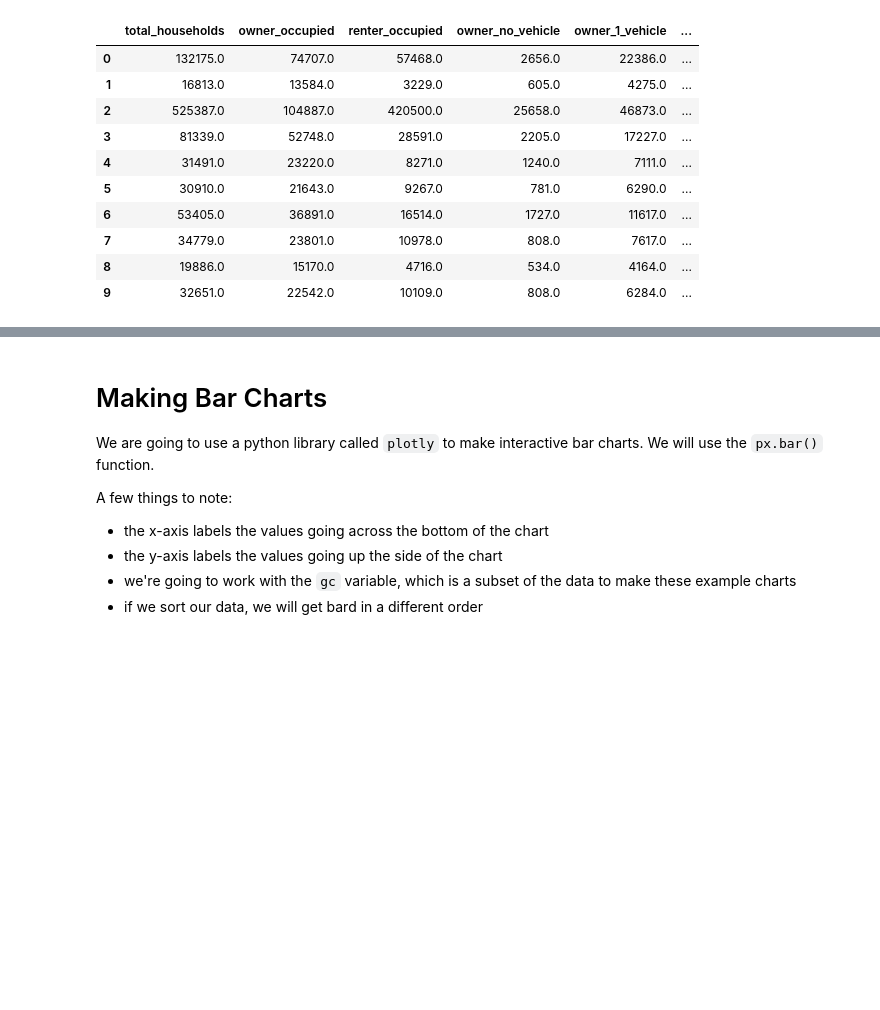
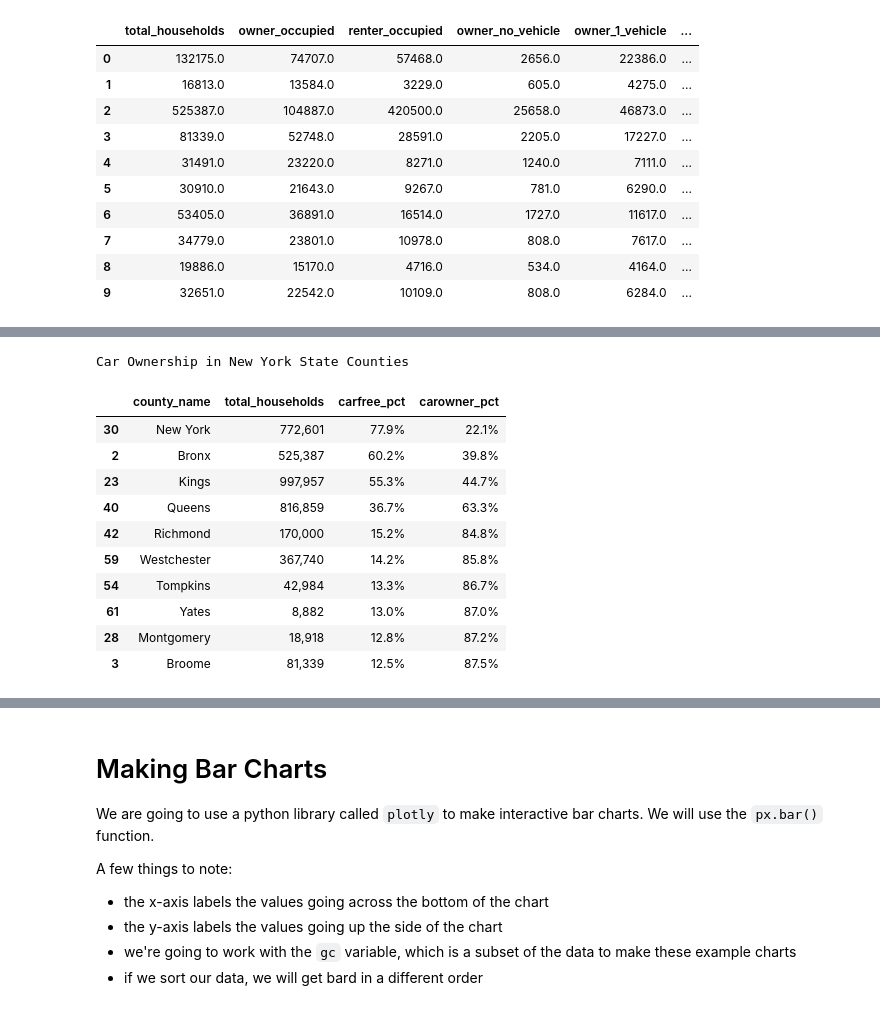
Before and after one commit to mcuringa/cartopy, a Jupyter notebook: notebooks/lab-9-charts.ipynb, the cells around one changed output, grey strips where cells are left out. Drawn from its saved outputs; the diff is of its cells as text; code cells hidden in the pictures; blank space fills up the shorter version.

```diff
--- a/notebooks/lab-9-charts.ipynb
+++ b/notebooks/lab-9-charts.ipynb
@@ -229,0 +185,35 @@ gc[["District", "Total Students",
+# %%
+formats = {
+    "total_households": "{:,.0f}",
+    "carfree_pct": "{:,.1%}",
+    "carowner_pct": "{:,.1%}",
+}
+aliases = {
+    "county_name": "County",
+    "total_households": "Total Households",
+    "carfree_pct": "% Car Free",
+    "carowner_pct": "% Car Owner",
+}
+
+title = "<h3>Car Ownership in New York State Counties</h3>"
+cars.sort_values(by="carfree_pct", ascending=False, inplace=True)
+
+cols = ['county_name', 'total_households', 'carfree_pct', 'carowner_pct']
+table = cars[cols].head(10).style.format(formats)
+# hide the index
+table.format_index(lambda x: f"<span style='display: none'>{x}</span>")
+table = table.set_caption(title)
+table
+# %% [output]
+Car Ownership in New York State Counties
+|  | county_name | total_households | carfree_pct | carowner_pct |
+| 30 | New York | 772,601 | 77.9% | 22.1% |
+| 2 | Bronx | 525,387 | 60.2% | 39.8% |
+| 23 | Kings | 997,957 | 55.3% | 44.7% |
+| 40 | Queens | 816,859 | 36.7% | 63.3% |
+| 42 | Richmond | 170,000 | 15.2% | 84.8% |
+| 59 | Westchester | 367,740 | 14.2% | 85.8% |
+| 54 | Tompkins | 42,984 | 13.3% | 86.7% |
+| 61 | Yates | 8,882 | 13.0% | 87.0% |
+| 28 | Montgomery | 18,918 | 12.8% | 87.2% |
+| 3 | Broome | 81,339 | 12.5% | 87.5% |
```
Also changed, not shown: parts of 25 cells of this notebook, 3 other files.
